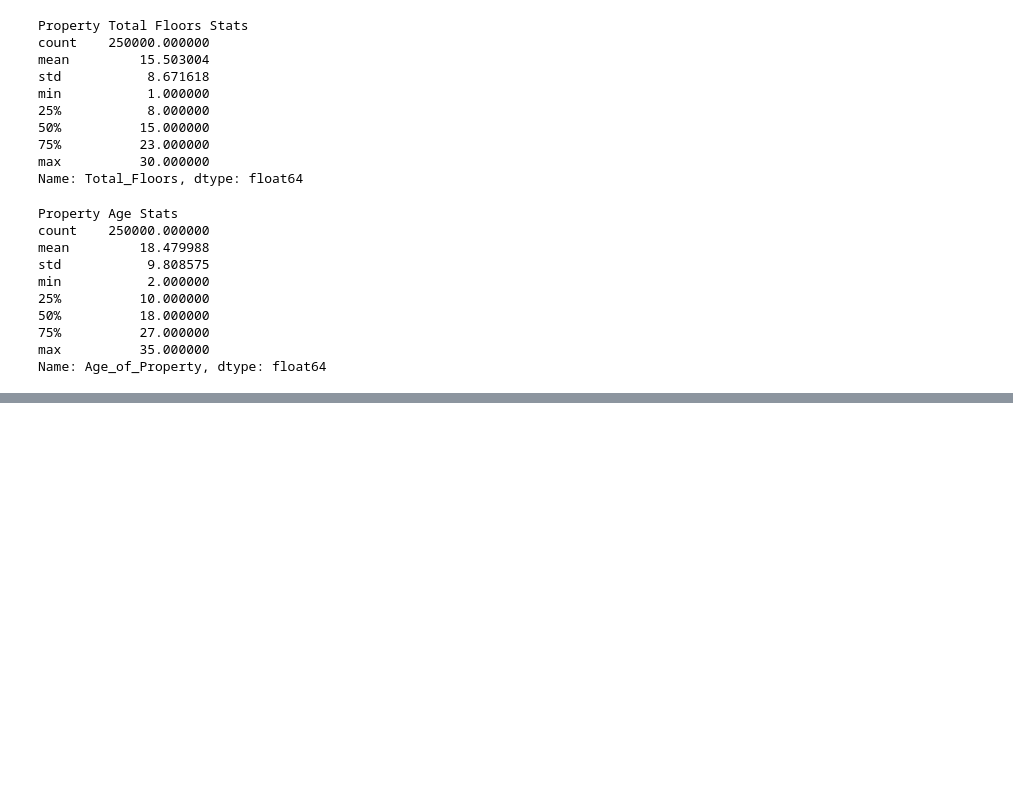
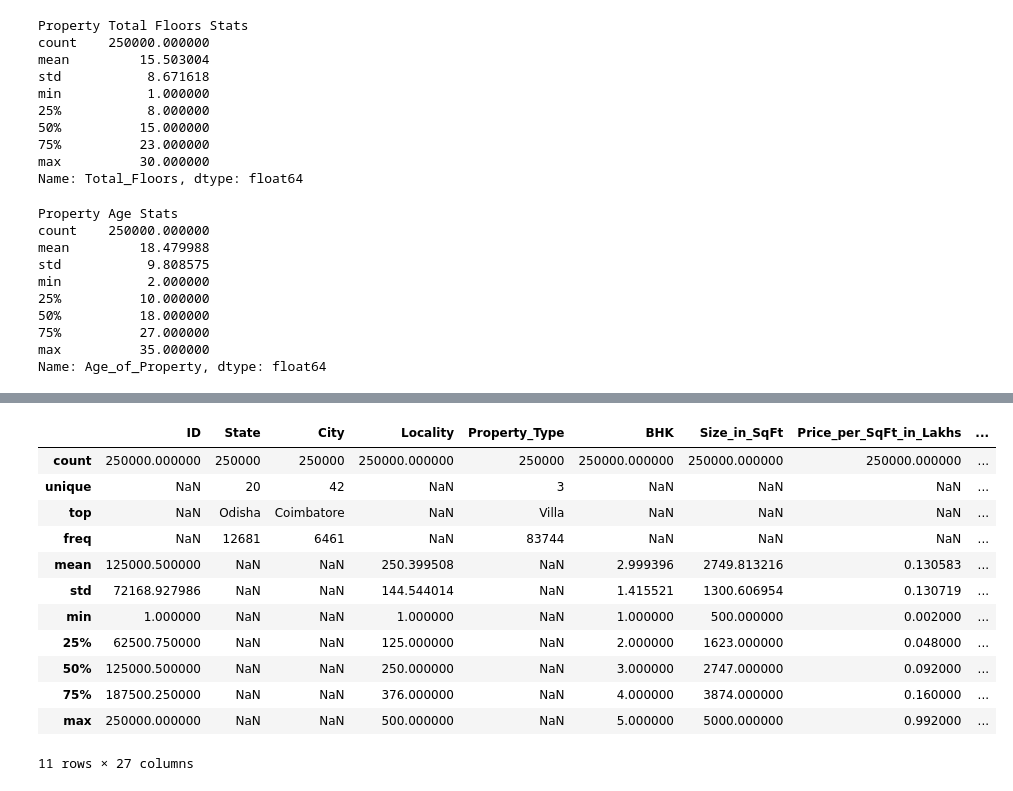
Before and after one commit to JS-Tharun/Real-Estate-Investment-Advisor, a Jupyter notebook: notebook.ipynb, the cells around one changed output, grey strips where cells are left out. Cells and saved outputs as stored; diff of their text form; code cells hidden in the pictures; blank space fills up the shorter version.

```diff
--- a/notebook.ipynb
+++ b/notebook.ipynb
@@ -509,0 +680,4 @@ Index(['ID', 'State', 'City', 'Locality', 'Property_Type', 'BHK',
+# %%
+# Rearranging columns for better associations
+df = df[['ID', 'State', 'City', 'Locality', 'Property_Type', 'BHK', 'Size_in_SqFt', 'Price_per_SqFt_in_Lakhs', 'Price_in_Lakhs', 'Year_Built', 'Furnished_Status', 'Facing', 'Floor_No', 'Total_Floors', 'Age_of_Property', 'Owner_Type', 'Availability_Status', 'Total_Nearby_Schools', 'Total_Nearby_Hospitals', 'Public_Transport_Accessibility', 'Parking_Space', 'Security', 'Clubhouse', 'Garden', 'Gym', 'Playground', 'Pool']]
+df.head()
@@ -509,0 +713,17 @@ Index(['ID', 'State', 'City', 'Locality', 'Property_Type', 'BHK',
+# %%
+# Final Stats
+df.describe(include='all')
+# %% [output]
+|  | ID | State | City | Locality | Property_Type | BHK | Size_in_SqFt | Price_per_SqFt_in_Lakhs | ... |
+| count | 250000.000000 | 250000 | 250000 | 250000.000000 | 250000 | 250000.000000 | 250000.000000 | 250000.000000 | ... |
+| unique | NaN | 20 | 42 | NaN | 3 | NaN | NaN | NaN | ... |
+| top | NaN | Odisha | Coimbatore | NaN | Villa | NaN | NaN | NaN | ... |
+| freq | NaN | 12681 | 6461 | NaN | 83744 | NaN | NaN | NaN | ... |
+| mean | 125000.500000 | NaN | NaN | 250.399508 | NaN | 2.999396 | 2749.813216 | 0.130583 | ... |
+| std | 72168.927986 | NaN | NaN | 144.544014 | NaN | 1.415521 | 1300.606954 | 0.130719 | ... |
+| min | 1.000000 | NaN | NaN | 1.000000 | NaN | 1.000000 | 500.000000 | 0.002000 | ... |
+| 25% | 62500.750000 | NaN | NaN | 125.000000 | NaN | 2.000000 | 1623.000000 | 0.048000 | ... |
+| 50% | 125000.500000 | NaN | NaN | 250.000000 | NaN | 3.000000 | 2747.000000 | 0.092000 | ... |
+| 75% | 187500.250000 | NaN | NaN | 376.000000 | NaN | 4.000000 | 3874.000000 | 0.160000 | ... |
+| max | 250000.000000 | NaN | NaN | 500.000000 | NaN | 5.000000 | 5000.000000 | 0.992000 | ... |
+11 rows × 27 columns
```
Also changed, not shown: parts of 19 cells of this notebook.
